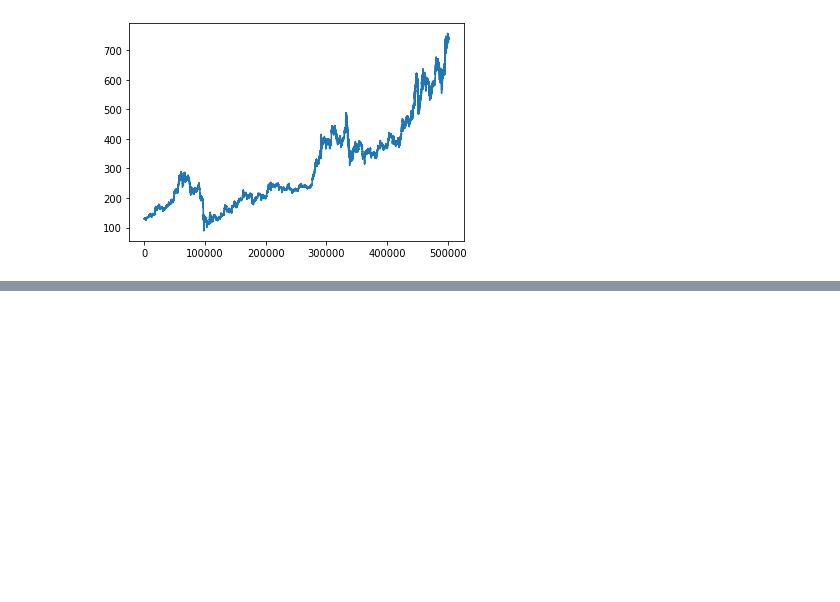
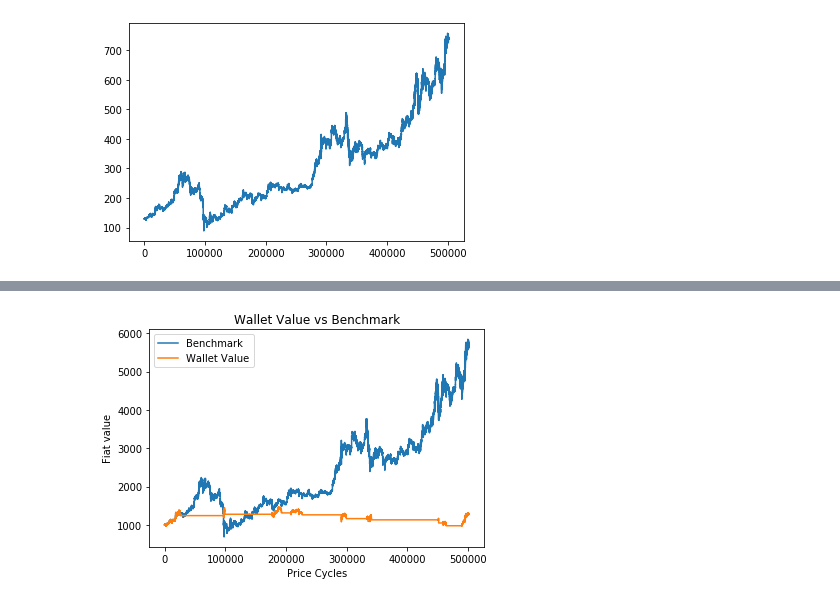
Before and after one commit to Mithotronic/ACTA, a Jupyter notebook: Chart-Analysis.ipynb, the cells around one changed output, grey strips where cells are left out. Saved outputs shown, nothing was run; the diff lists cells and outputs as text; code cells hidden in the pictures; blank space fills up the shorter version.

Commit message:
Update Chart-Analysis.ipynb
Visualization improved

```diff
--- a/Chart-Analysis.ipynb
+++ b/Chart-Analysis.ipynb
@@ -209,22 +235,3 @@ class Wallet:
         print("CRYP: ", self.crypto, "->", self.crypto * price, "FIAT")
         print("SUM: ", self.get_value(price), "(FIAT)")
         print("----------------")
-# %%
-class Parameters:
-    def __init__(self):
-        self.trading_charge_fraction = 0.005
-        self.stop_loss_fraction = 0.9
-        self.mean_average_buy_fraction = 0.8
-        self.mean_average_filter_length = 100
-
-    def get_trading_charge_fraction(self):
-        return self.trading_charge_fraction
-
-    def get_stop_loss_fraction(self):
-        return self.stop_loss_fraction
-
-    def get_mean_average_buy_fraction(self):
-        return self.mean_average_buy_fraction
-
-    def get_mean_average_filter_length(self):
-        return self.mean_average_filter_length
@@ -350,3 +375,15 @@ my_chart.visualize()
 | 8 | 1577837280000 | 2020-01-01 00:08:00 | ETHUSD | 128.41 | 128.41 | 128.41 | 128.41 | 0.000000 |
 | 9 | 1577837340000 | 2020-01-01 00:09:00 | ETHUSD | 128.41 | 128.41 | 128.41 | 128.41 | 0.000000 |
 [figure]
+# %%
+# Create wallet with 1000 units of fiat currency
+my_benchmark_wallet = Wallet(1000)
+
+# Create parameters for trading
+my_benchmark_parameters = Parameters()
+
+# Create trader and inject the wallet and the chart
+my_benchmark_trader = Trader(my_benchmark_wallet, my_benchmark_parameters, my_chart)
+
+# Create benchmark run (start with all in and sell at end of chart)
+benchmark = my_benchmark_trader.run_benchmark()
@@ -358,8 +415,11 @@ my_wallet = Wallet(1000)
 my_parameters = Parameters()
 
 # Create trader and inject the wallet and the chart
+my_chart.reset_index()
 my_trader = Trader(my_wallet, my_parameters, my_chart)
-history = my_trader.run()
+
+# Create benchmark run (start with all in and sell at end of chart)
+wallet_history = my_trader.run()
 # %% [output]
 ----------------
 FIAT:  1000
@@ -400,0 +457,11 @@ history.head(20)
+# %%
+# Plot benchmark and wallet history in one chart
+plt.plot(benchmark['Wallet_Value'], label="Benchmark")
+plt.plot(wallet_history['Wallet_Value'], label="Wallet Value")
+plt.xlabel('Price Cycles')
+plt.ylabel('Fiat value')
+plt.title('Wallet Value vs Benchmark')
+plt.legend()
+plt.show()
+# %% [output]
+[figure, added]
```
Also changed, not shown: parts of 11 cells of this notebook.
